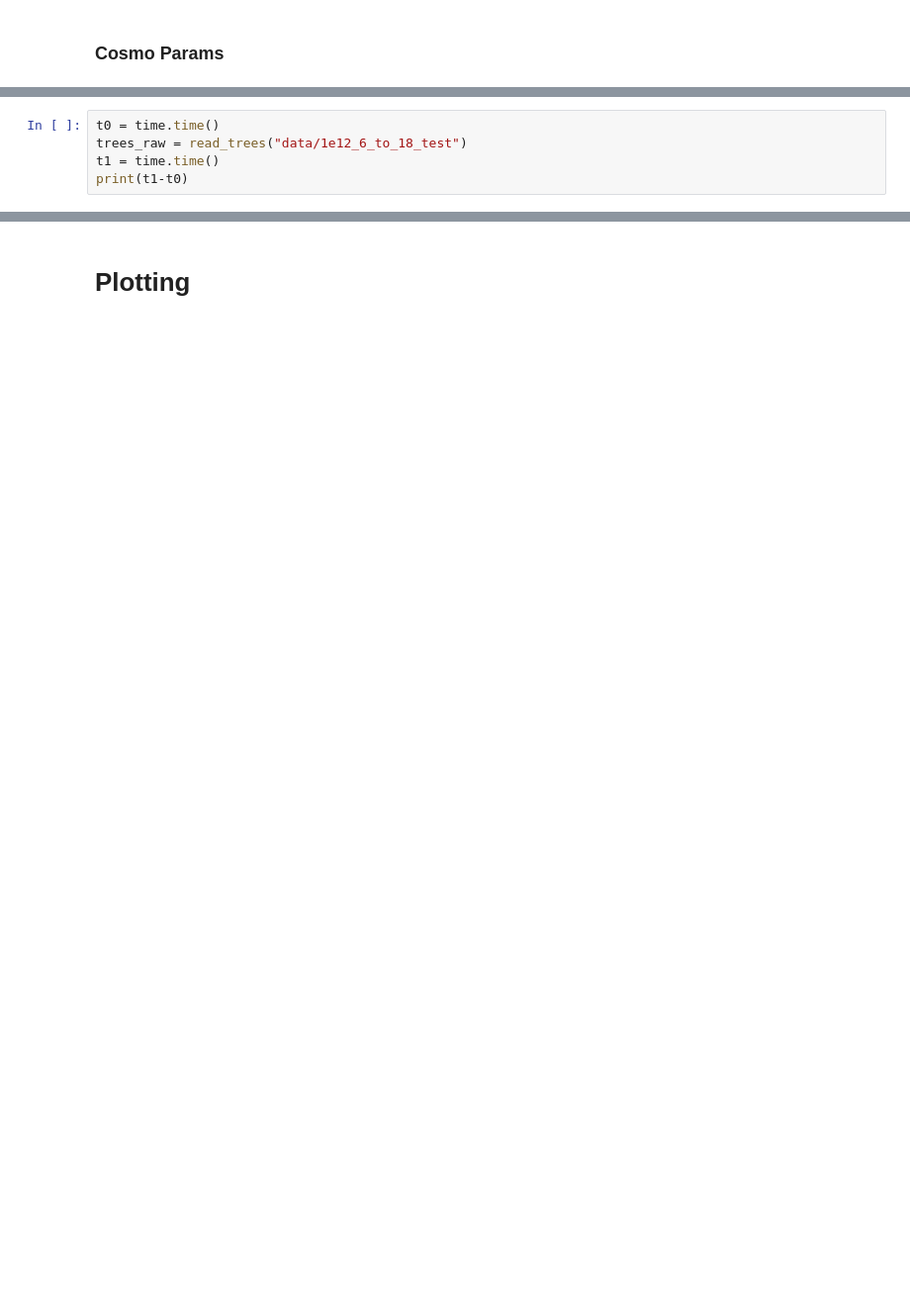
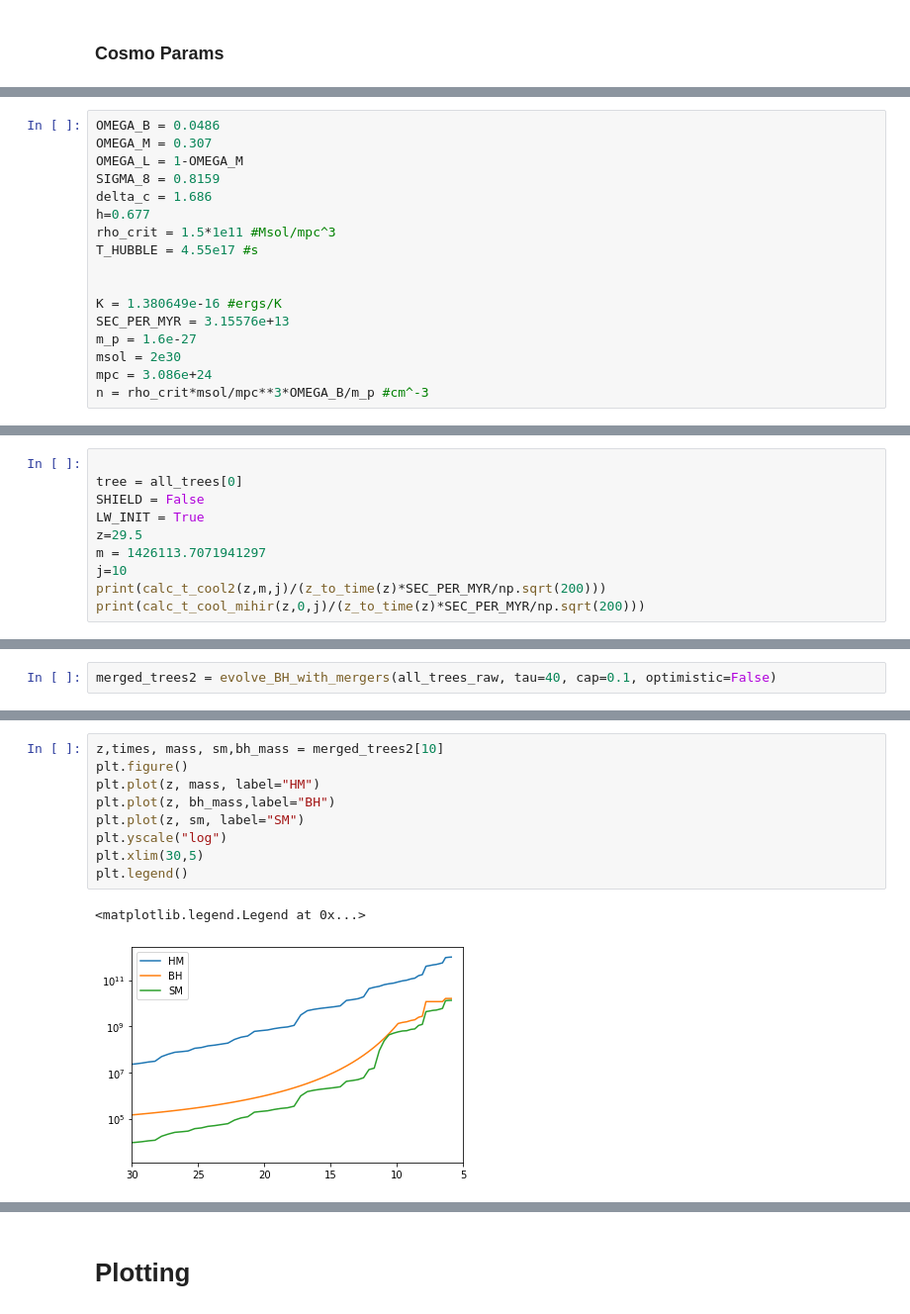
Before and after one commit to mscoggs/dcbh_relation_lifetime, a Jupyter notebook: analyze_trees.ipynb, the cells around one changed output, grey strips where cells are left out. Shown at 99% size. Cells and saved outputs as stored; diff of their text form; blank space fills up the shorter version.

```diff
--- a/analyze_trees.ipynb
+++ b/analyze_trees.ipynb
@@ -362,5 +26,0 @@ lw_z,lw_time_z,lw_m,lw_stellar_mass,lw_bh_mass,lw_bh_mass_super,lw_temperature =
-# %%
-t0 = time.time()
-trees_raw = read_trees("data/1e12_6_to_18_test")
-t1 = time.time()
-print(t1-t0)
@@ -415,0 +27,17 @@ def find_averages(cand_trees, SUPER=False):
+# %%
+OMEGA_B = 0.0486
+OMEGA_M = 0.307
+OMEGA_L = 1-OMEGA_M
+SIGMA_8 = 0.8159
+delta_c = 1.686
+h=0.677
+rho_crit = 1.5*1e11 #Msol/mpc^3
+T_HUBBLE = 4.55e17 #s
+
+
+K = 1.380649e-16 #ergs/K
+SEC_PER_MYR = 3.15576e+13
+m_p = 1.6e-27
+msol = 2e30
+mpc = 3.086e+24
+n = rho_crit*msol/mpc**3*OMEGA_B/m_p #cm^-3
@@ -415,0 +782,10 @@ def find_averages(cand_trees, SUPER=False):
+# %%
+
+tree = all_trees[0]
+SHIELD = False
+LW_INIT = True
+z=29.5
+m = 1426113.7071941297
+j=10
+print(calc_t_cool2(z,m,j)/(z_to_time(z)*SEC_PER_MYR/np.sqrt(200)))
+print(calc_t_cool_mihir(z,0,j)/(z_to_time(z)*SEC_PER_MYR/np.sqrt(200)))
@@ -415,0 +951,2 @@ def find_averages(cand_trees, SUPER=False):
+# %%
+merged_trees2 = evolve_BH_with_mergers(all_trees_raw, tau=40, cap=0.1, optimistic=False)
@@ -415,0 +964,12 @@ def find_averages(cand_trees, SUPER=False):
+# %%
+z,times, mass, sm,bh_mass = merged_trees2[10]
+plt.figure()
+plt.plot(z, mass, label="HM")
+plt.plot(z, bh_mass,label="BH")
+plt.plot(z, sm, label="SM")
+plt.yscale("log")
+plt.xlim(30,5)
+plt.legend()
+# %% [output]
+<matplotlib.legend.Legend at 0x...>
+[figure, added]
```
Also changed, not shown: parts of 103 cells of this notebook, 39 other files.
